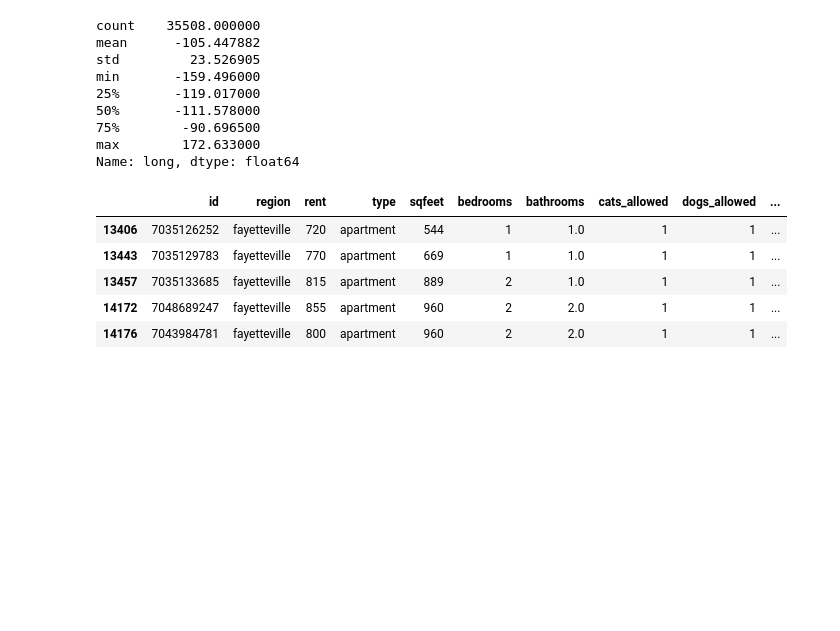
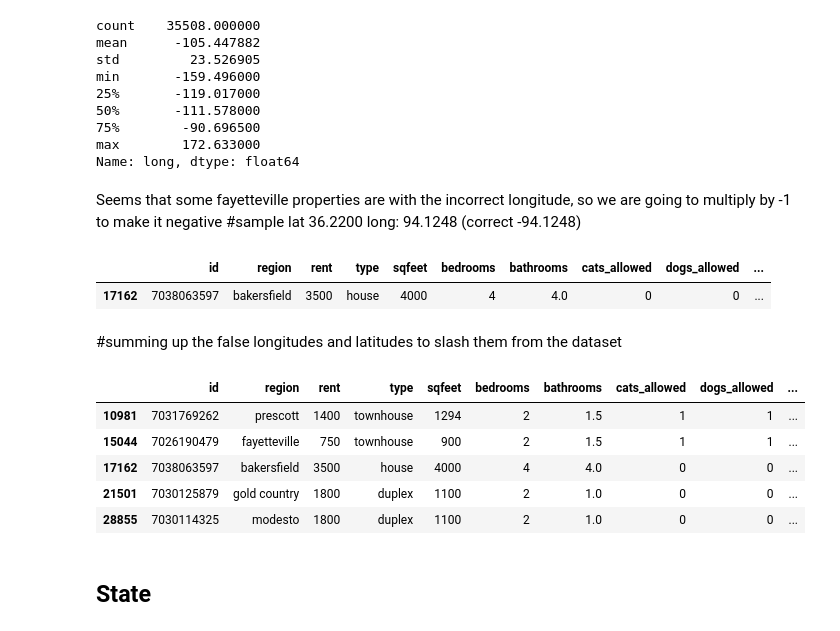
Before and after one commit to hermstefanny/rental_demand_analysis, a Jupyter notebook: cleaning_pre_script.ipynb, the cells around one changed output. Cells and saved outputs as stored; diff of their text form; code cells hidden in the pictures; blank space fills up the shorter version.

```diff
--- a/cleaning_pre_script.ipynb
+++ b/cleaning_pre_script.ipynb
@@ -161,2 +499,2 @@ Looking for places outside USA
 # %%
-rental_data_ver1[(rental_data_ver1["latitude"] < 24) | (rental_data_ver1["latitude"] > 68) ]
+false_latitudes = rental_data_ver1[((rental_data_ver1["latitude"] < 24) | (rental_data_ver1["latitude"] > 50)) & ((rental_data_ver1["latitude"] < 55) | (rental_data_ver1["latitude"] > 68)) ] #68 is because of alaska
@@ -175,11 +520,29 @@ min       -159.496000
 max        172.633000
 Name: long, dtype: float64
 # %%
-rental_data_ver1[(rental_data_ver1["long"] > -66) | (rental_data_ver1["long"] < -172) ].head()
+rental_data_ver1[((rental_data_ver1["long"] > -66) | (rental_data_ver1["long"] < -125))  & ((rental_data_ver1["long"] > -130) | (rental_data_ver1["long"] < -170)) ]
-# %% [output]
-|  | id | region | rent | type | sqfeet | bedrooms | bathrooms | cats_allowed | dogs_allowed | ... |
-| 13406 | 7035126252 | fayetteville | 720 | apartment | 544 | 1 | 1.0 | 1 | 1 | ... |
-| 13443 | 7035129783 | fayetteville | 770 | apartment | 669 | 1 | 1.0 | 1 | 1 | ... |
-| 13457 | 7035133685 | fayetteville | 815 | apartment | 889 | 2 | 1.0 | 1 | 1 | ... |
-| 14172 | 7048689247 | fayetteville | 855 | apartment | 960 | 2 | 2.0 | 1 | 1 | ... |
-| 14176 | 7043984781 | fayetteville | 800 | apartment | 960 | 2 | 2.0 | 1 | 1 | ... |
+# %% [markdown]
+Seems that some fayetteville properties are with the incorrect longitude, so we are going to multiply by -1 to make it negative #sample  lat 36.2200 	long: 94.1248 (correct -94.1248)
+# %%
+rental_data_ver1.loc[(rental_data_ver1['region'] == 'fayetteville') & (rental_data_ver1['long'] > 0), 'long'] *= -1
+# %%
+false_longitudes = rental_data_ver1[((rental_data_ver1["long"] > -66) | (rental_data_ver1["long"] < -125))  & ((rental_data_ver1["long"] > -130) | (rental_data_ver1["long"] < -170)) ]
+false_longitudes
+# %% [output]
+|  | id | region | rent | type | sqfeet | bedrooms | bathrooms | cats_allowed | dogs_allowed | ... |
+| 17162 | 7038063597 | bakersfield | 3500 | house | 4000 | 4 | 4.0 | 0 | 0 | ... |
+# %% [markdown]
+#summing up the false longitudes and latitudes to slash them from the dataset
+# %%
+
+false_coordinates = pd.concat([false_latitudes, false_longitudes])
+false_coordinates = false_coordinates.drop_duplicates()
+# %%
+rental_data_ver1.loc[false_coordinates.index]
+# %% [output]
+|  | id | region | rent | type | sqfeet | bedrooms | bathrooms | cats_allowed | dogs_allowed | ... |
+| 10981 | 7031769262 | prescott | 1400 | townhouse | 1294 | 2 | 1.5 | 1 | 1 | ... |
+| 15044 | 7026190479 | fayetteville | 750 | townhouse | 900 | 2 | 1.5 | 1 | 1 | ... |
+| 17162 | 7038063597 | bakersfield | 3500 | house | 4000 | 4 | 4.0 | 0 | 0 | ... |
+| 21501 | 7030125879 | gold country | 1800 | duplex | 1100 | 2 | 1.0 | 0 | 0 | ... |
+| 28855 | 7030114325 | modesto | 1800 | duplex | 1100 | 2 | 1.0 | 0 | 0 | ... |
@@ -185,0 +554,2 @@ rental_data_ver1[(rental_data_ver1["long"] > -66) | (rental_data_ver1["long"] <
+# %% [markdown]
+## State
```
Also changed, not shown: parts of 35 cells of this notebook.
